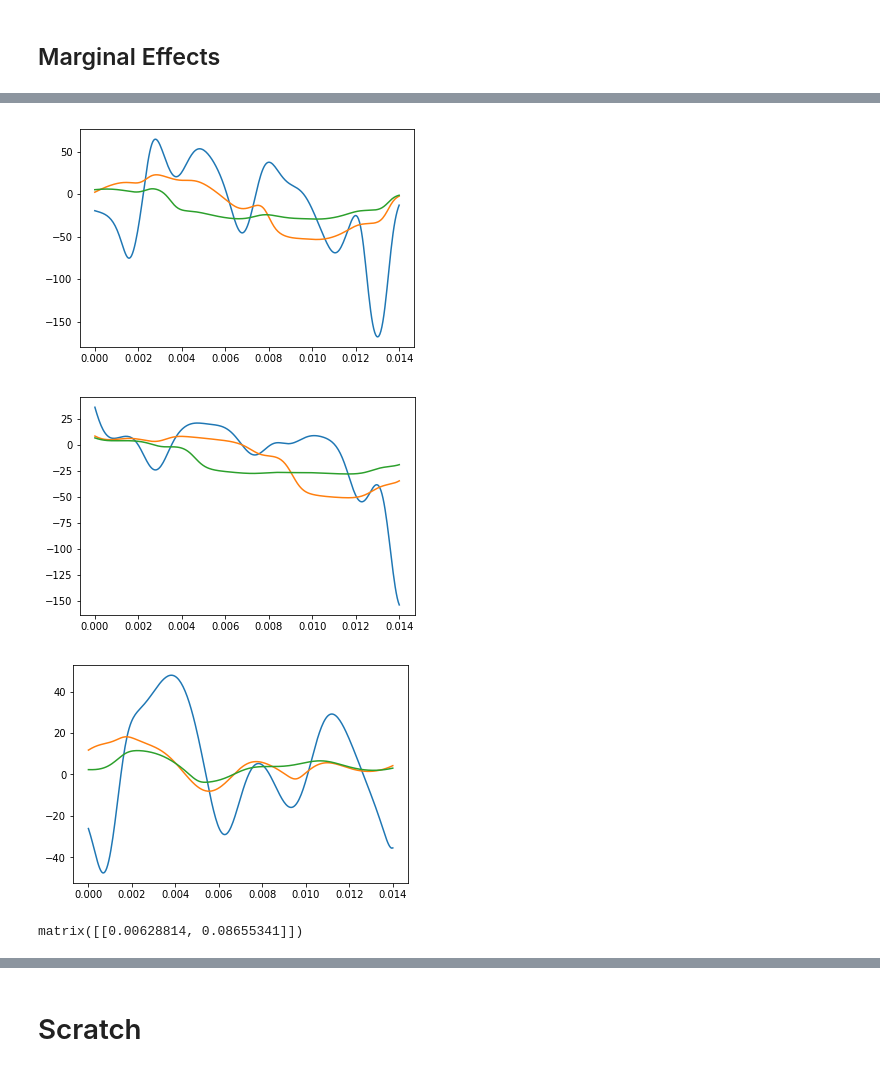
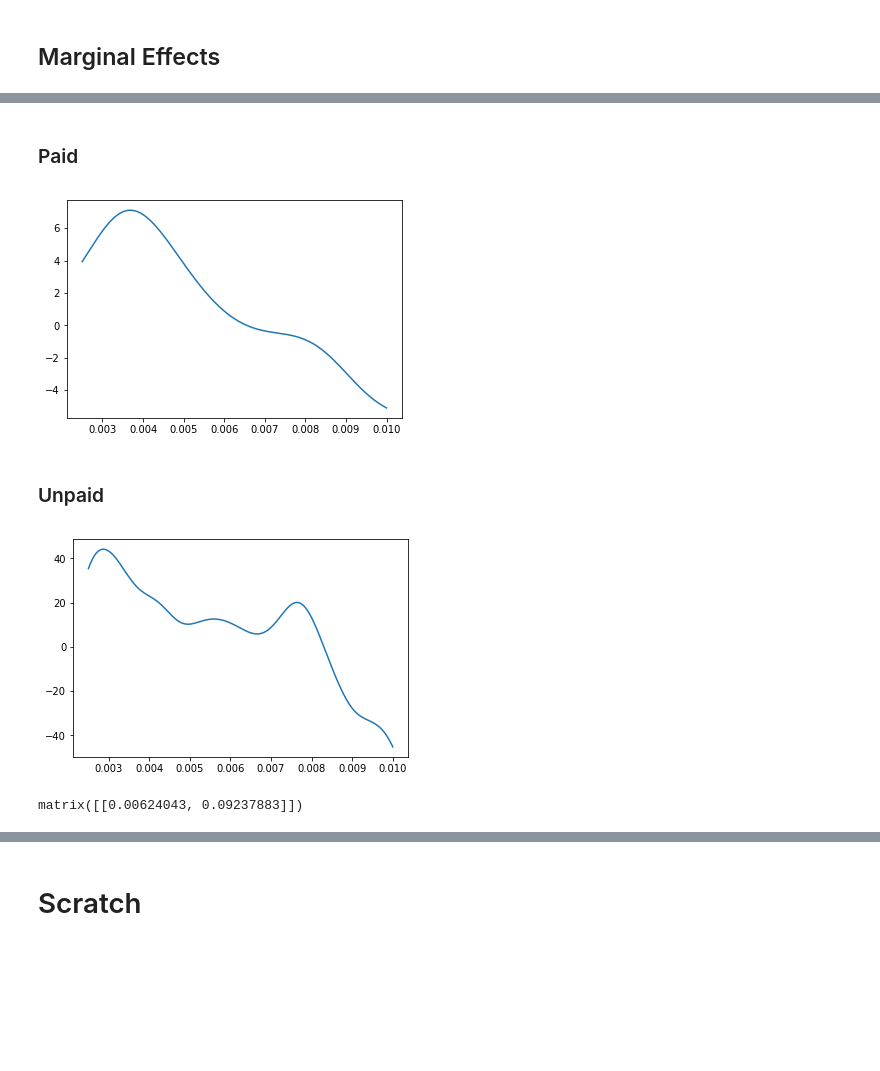
Before and after one commit to SA3291/OrderRoutingAndPFOF, a Jupyter notebook: notebooks/Tobit.ipynb, the cells around one changed output, grey strips where cells are left out. Saved outputs shown, nothing was run; the diff lists cells and outputs as text; code cells hidden in the pictures; blank space fills up the shorter version.

```diff
--- a/notebooks/Tobit.ipynb
+++ b/notebooks/Tobit.ipynb
@@ -35,9 +36,6 @@ def trim(X, percent):
 
     return np.prod(t_ind, axis = 1)
 
-def pdfn(x):
-    return np.exp(-np.multiply(x, x)/2)/np.sqrt(2*np.pi)
-
 # Conditional Expecttation
 def CE_1(Y, X, arg, r):
 
@@ -47,7 +45,7 @@ def CE_1(Y, X, arg, r):
     e = np.zeros((n_arg, 1))
 
     for j in range(0, n_arg):
-        k = np.divide(pdfn(np.divide((arg[j] - X), h)), h)
+        k = np.divide(norm.pdf(np.divide((arg[j] - X), h)), h)
         k = np.prod(k, axis = 1)
         e[j] = (Y.T*k/n)/np.mean(k)
 
@@ -86,13 +84,13 @@ def compute_marginal_effect(Y, X, ind, point, beta, delta = 0.01):
 
     return np.asscalar(CE_1(Y, v_hat, v_hat_avg_nudge, 1/5) - CE_1(Y, v_hat, v_hat_avg, 1/5))/delta
 
-def calculate_me_range(Y, X, result, ind, point, delta = .001, delta_range = [0.0001, 0.01], n_1 = 200, n_2 = 5):
+def calculate_me_range(Y, X, result, ind, point, delta = .001, delta_range = [0.0001, 0.01], parameter_range = [0, 0.014], n_1 = 200, n_2 = 5):
 
     beta = np.matrix(result.x).T
 
     me_results = np.zeros(shape = (n_1, 2, n_2))
 
-    linspace_1 = np.linspace(0, 0.014, num = n_1)
+    linspace_1 = np.linspace(parameter_range[0], parameter_range[1], num = n_1)
     linspace_2 = np.linspace(delta_range[0], delta_range[1], num = n_2)
 
     for j in range(0, n_2):
@@ -201,7 +202,8 @@ me_results
 # %%
 import pandas as pd
 # %%
-n = 1200 # sample size
-data_dmd = pd.read_csv('../data/processed/regression_data_levels_demeaned.csv').query('OrderType == "Market"').dropna()#.sample(n = n)
-data_dmd.shape
+n = 1400 # sample size
+data_dmd = pd.read_csv('../data/processed/regression_data_levels.csv').query('OrderType == "Market"').drop('Rebate', axis = 1).dropna()#.sample(n = n)
+display(data_dmd.shape)
+display(data_dmd.query('MktShare == 0').shape)
 # %% [output]
@@ -219,9 +222,9 @@ data_dmd.head()
 # %% [markdown]
 ### All
 # %%
-data_dmd_mat = np.matrix(data_dmd[['MktShare', 'PrImp_ExpAmt', 'All_AvgT']])
+data_dmd_mat = np.matrix(data_dmd[['MktShare', 'PrImp_ExpAmt', 'PrImp_AvgT']])
 Y = data_dmd_mat[:,0]
 X = data_dmd_mat[:,1:]
-guess = [1, -0.00832]
+guess = [1.00853382, -0.00344227]
 # %%
 obj_f = lambda x_0: -SLS_1(x_0, Y, X, trim(X, 0.98))
@@ -305,2 +308,12 @@ array([       nan, 2.50617519])
 # %% [markdown]
 ## Marginal Effects
+# %%
+data_dmd_mat = np.matrix(data_dmd[['MktShare', 'PrImp_ExpAmt', 'PrImp_AvgT']])
+Y = data_dmd_mat[:,0]
+X = data_dmd_mat[:,1:]
+ind = 0
+point = np.matrix(np.mean(X, axis = 0))
+
+param_range = [0.0025, 0.01]
+plt.hist(X[:,0], bins = 30);
+point
@@ -307,37 +335,39 @@ array([       nan, 2.50617519])
+# %% [markdown]
+### Paid
 # %%
-# All
-result = result_all
-point = np.matrix(np.mean(X, axis = 0))
-me_results = calculate_me_range(Y, X, result, ind, point, delta = .001, n_1 = 300, n_2 = 3, delta_range = [0.001, 0.01])
+data_dmd_rebate_mat = np.matrix(data_dmd.query('Rebate_Dummy == 1')[['MktShare', 'PrImp_ExpAmt', 'PrImp_AvgT']])
+Y = data_dmd_rebate_mat[:,0]
+X = data_dmd_rebate_mat[:,1:]
+
+result = result_paid
+me_results = calculate_me_range(Y, X, result, ind, point, delta = .001, n_1 = 300, n_2 = 1, delta_range = [0.001, 0.01], parameter_range = param_range)
 plt.plot(me_results[:,0],me_results[:,1]);
 # %% [output]
-[figure, old version]
+[figure, new version]
+# %% [markdown]
+### Unpaid
 # %%
-# Paid
-result = result_paid
-me_results = calculate_me_range(Y, X, result, ind, point, delta = .001, n_1 = 300, n_2 = 3, delta_range = [0.001, 0.01])
+data_dmd_rebate_mat = np.matrix(data_dmd.query('Rebate_Dummy == 0')[['MktShare', 'PrImp_ExpAmt', 'PrImp_AvgT']])
+Y = data_dmd_rebate_mat[:,0]
+X = data_dmd_rebate_mat[:,1:]
+
+result = result_unpaid
+me_results = calculate_me_range(Y, X, result, ind, point, delta = .001, n_1 = 300, n_2 = 1, delta_range = [0.003, 0.01], parameter_range = param_range)
 plt.plot(me_results[:,0],me_results[:,1]);
 # %% [output]
-[figure, old version]
+[figure, new version]
-# %%
-# Unpaid
-result = result_unpaid
-me_results = calculate_me_range(Y, X, result, ind, point, delta = .001, n_1 = 300, n_2 = 3, delta_range = [0.001, 0.01])
-plt.plot(me_results[:,0],me_results[:,1]);
-# %% [output]
-[figure, removed]
 # %%
 point = np.mean(np.matrix(data_dmd[['PrImp_ExpAmt', 'PrImp_AvgT']]), axis = 0)
 display(point)
 
 data_dmd_rebate_mat = np.matrix(data_dmd.query('Rebate_Dummy == 0')[['MktShare', 'PrImp_ExpAmt', 'PrImp_AvgT']])
-Y = data_dmd_rebate_mat[:,0]
-X = data_dmd_rebate_mat[:,1:]
-me_results_unpaid = calculate_me_range(Y, X, result_unpaid, ind, point, delta = .001, n_1 = 300, n_2 = 2, delta_range = [0.01, 0.001])
+Y_unpaid = data_dmd_rebate_mat[:,0]
+X_unpaid = data_dmd_rebate_mat[:,1:]
+me_results_unpaid = calculate_me_range(Y, X, result_unpaid, ind, point, delta = .001, n_1 = 300, n_2 = 1, delta_range = [0.001, 0.0025], parameter_range = param_range)
 
 data_dmd_rebate_mat = np.matrix(data_dmd.query('Rebate_Dummy == 1')[['MktShare', 'PrImp_ExpAmt', 'PrImp_AvgT']])
-Y = data_dmd_rebate_mat[:,0]
-X = data_dmd_rebate_mat[:,1:]
-me_results_paid   = calculate_me_range(Y, X, result_paid,   ind, point, delta = .001, n_1 = 300, n_2 = 2, delta_range = [0.01, 0.001])
+Y_paid = data_dmd_rebate_mat[:,0]
+X_paid = data_dmd_rebate_mat[:,1:]
+me_results_paid   = calculate_me_range(Y, X, result_paid,   ind, point, delta = .001, n_1 = 300, n_2 = 1, delta_range = [0.003, 0.0025], parameter_range = param_range)
 # %% [output]
-matrix([[0.00628814, 0.08655341]])
+matrix([[0.00624043, 0.09237883]])
```
Also changed, not shown: parts of 30 cells of this notebook, 1 other file.
